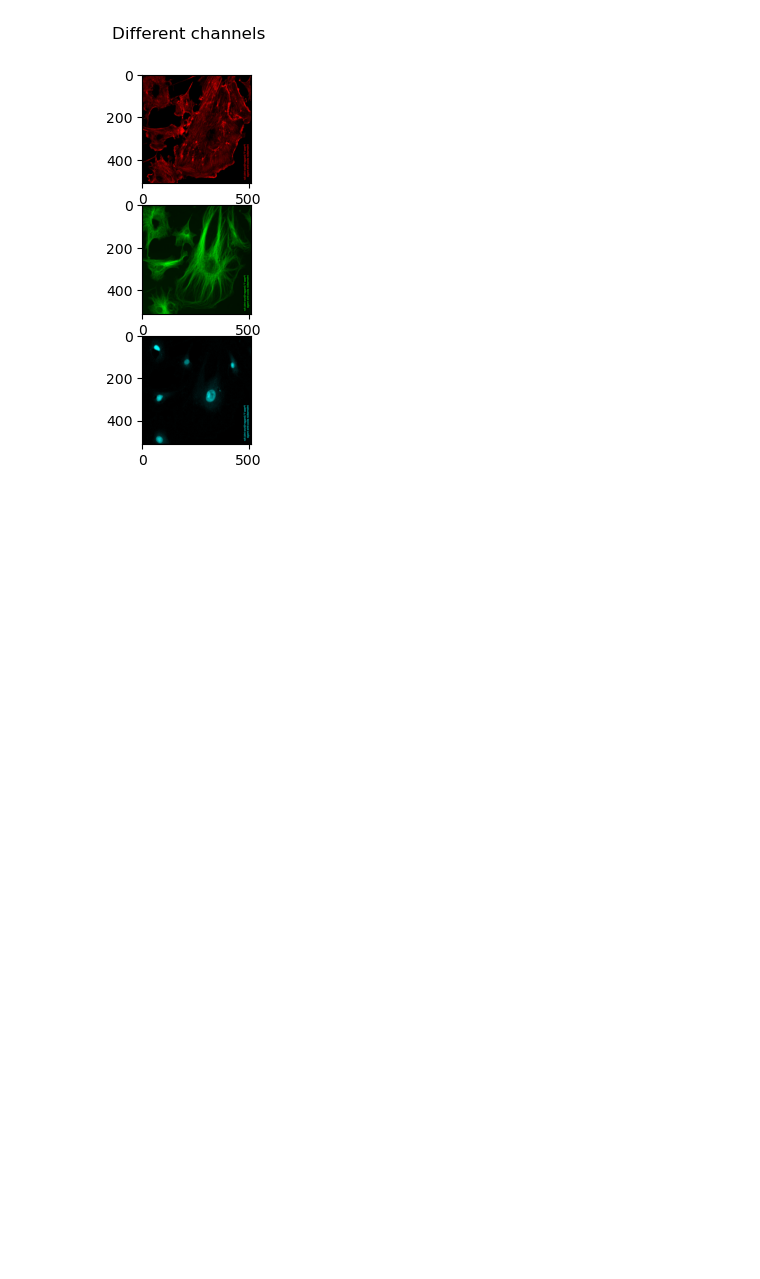
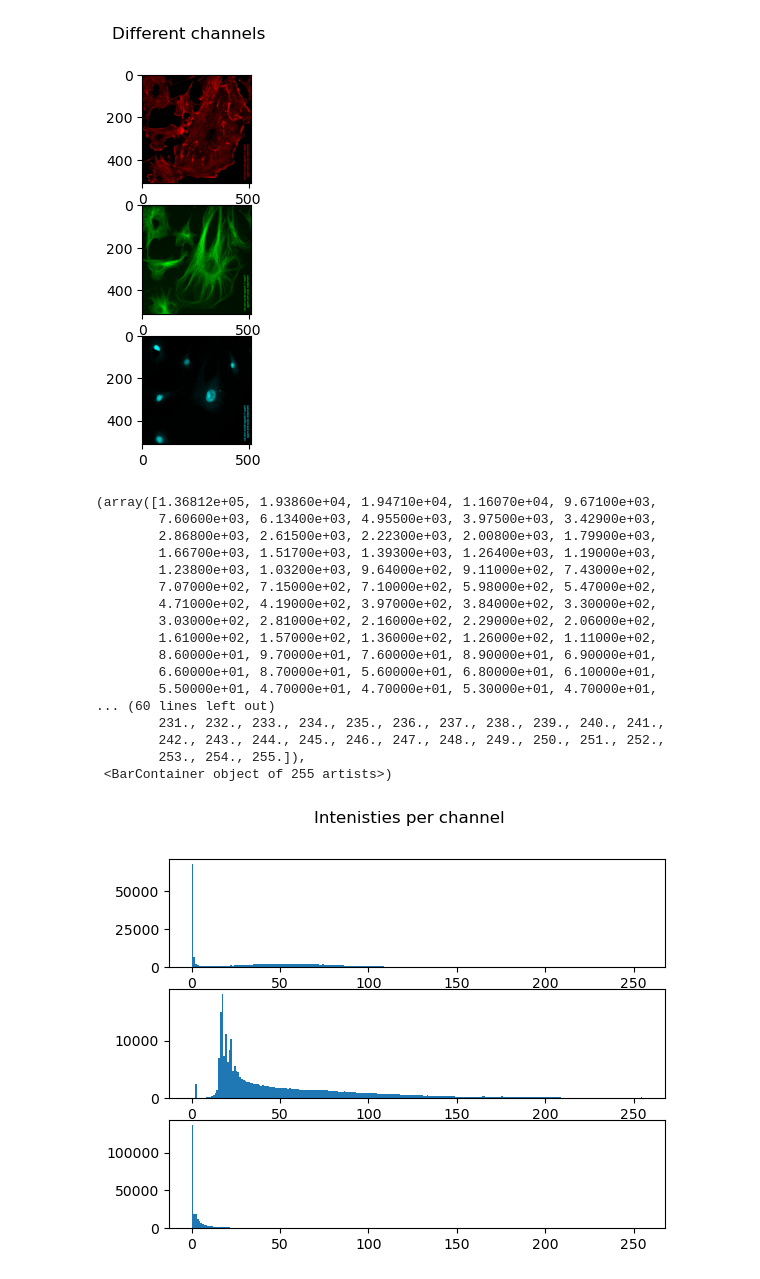
Before and after one commit to BeatrizOrozco/Casimir-programming, a Jupyter notebook: Beatriz/ImageAnalysis.ipynb, the cells around one changed output. Drawn from its saved outputs; the diff is of its cells as text; code cells hidden in the pictures; blank space fills up the shorter version.

```diff
--- a/Beatriz/ImageAnalysis.ipynb
+++ b/Beatriz/ImageAnalysis.ipynb
@@ -39,3 +84,32 @@ axs[2].imshow(img2_transpose[2],cmap=lut_cyan)
 # %% [output]
 <matplotlib.image.AxesImage at 0x...>
 [figure]
+# %%
+ch1 = np.concatenate(img2_transpose[0])
+ch2 = np.concatenate(img2_transpose[1])
+ch3 = np.concatenate(img2_transpose[2])
+# %%
+fig1, axs1 = plt.subplots(3)
+fig1.suptitle('Intenisties per channel')
+axs1[0].hist(ch1, bins=255)
+axs1[1].hist(ch2, bins=255)
+axs1[2].hist(ch3, bins=255)
+# %% [output]
+(array([1.36812e+05, 1.93860e+04, 1.94710e+04, 1.16070e+04, 9.67100e+03,
+        7.60600e+03, 6.13400e+03, 4.95500e+03, 3.97500e+03, 3.42900e+03,
+        2.86800e+03, 2.61500e+03, 2.22300e+03, 2.00800e+03, 1.79900e+03,
+        1.66700e+03, 1.51700e+03, 1.39300e+03, 1.26400e+03, 1.19000e+03,
+        1.23800e+03, 1.03200e+03, 9.64000e+02, 9.11000e+02, 7.43000e+02,
+        7.07000e+02, 7.15000e+02, 7.10000e+02, 5.98000e+02, 5.47000e+02,
+        4.71000e+02, 4.19000e+02, 3.97000e+02, 3.84000e+02, 3.30000e+02,
+        3.03000e+02, 2.81000e+02, 2.16000e+02, 2.29000e+02, 2.06000e+02,
+        1.61000e+02, 1.57000e+02, 1.36000e+02, 1.26000e+02, 1.11000e+02,
+        8.60000e+01, 9.70000e+01, 7.60000e+01, 8.90000e+01, 6.90000e+01,
+        6.60000e+01, 8.70000e+01, 5.60000e+01, 6.80000e+01, 6.10000e+01,
+        5.50000e+01, 4.70000e+01, 4.70000e+01, 5.30000e+01, 4.70000e+01,
+... (60 lines left out)
+        231., 232., 233., 234., 235., 236., 237., 238., 239., 240., 241.,
+        242., 243., 244., 245., 246., 247., 248., 249., 250., 251., 252.,
+        253., 254., 255.]),
+ <BarContainer object of 255 artists>)
+[figure, added]
```
Also changed, not shown: parts of 5 cells of this notebook.
